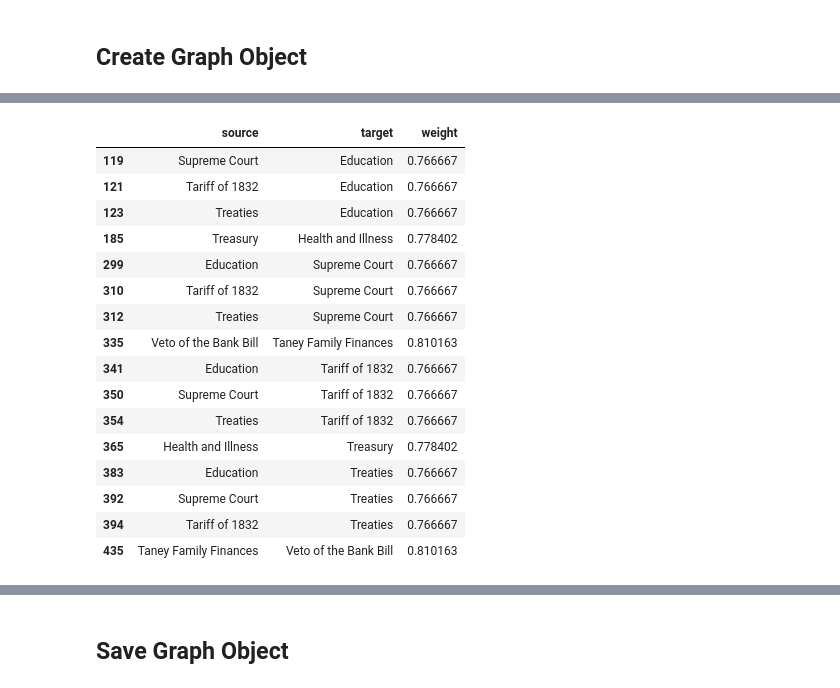
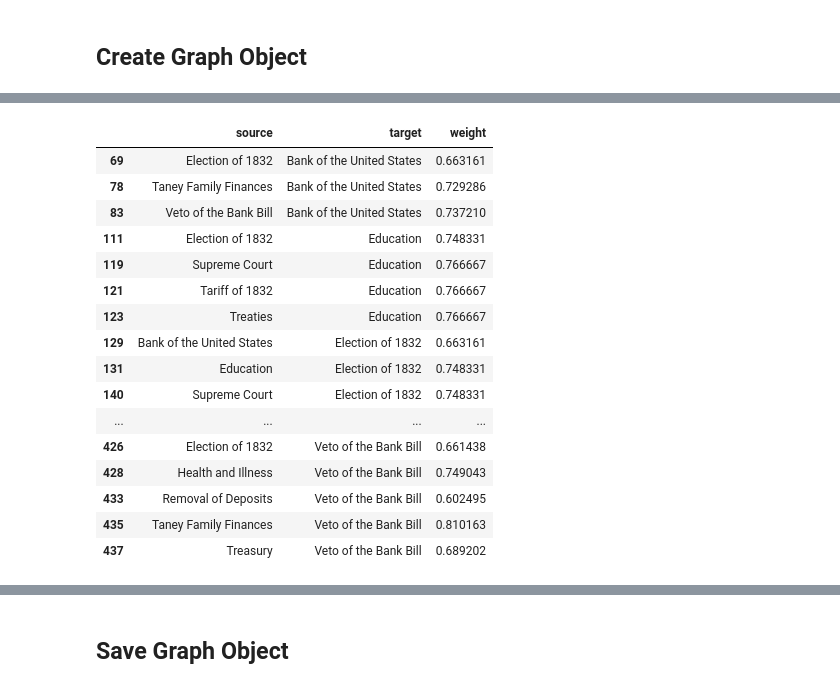
Before and after one commit to NEU-DSG/dsg-mhs, a Jupyter notebook: Jupyter_Notebooks/Subjects/Taney_Subject.ipynb, the cells around one changed output, grey strips where cells are left out. Cells and saved outputs as stored; diff of their text form; code cells hidden in the pictures.

```diff
--- a/Jupyter_Notebooks/Subjects/Taney_Subject.ipynb
+++ b/Jupyter_Notebooks/Subjects/Taney_Subject.ipynb
@@ -189,7 +189,8 @@ Wall time: 15.8 ms
 adj['source'] = adj.index
 
 df = pd.melt(adj, id_vars = ['source'], var_name = 'target', value_name = 'weight') \
-    .query('(source != target) & (weight > 0.75)')
+    .query('(source != target) & (weight > 0.55)') \
+    .query('source != "source"')
 
 df
 # %% [output]
@@ -198,17 +199,17 @@ Wall time: 7.37 ms
 |  | source | target | weight |
+| 69 | Election of 1832 | Bank of the United States | 0.663161 |
+| 78 | Taney Family Finances | Bank of the United States | 0.729286 |
+| 83 | Veto of the Bank Bill | Bank of the United States | 0.737210 |
+| 111 | Election of 1832 | Education | 0.748331 |
 | 119 | Supreme Court | Education | 0.766667 |
 | 121 | Tariff of 1832 | Education | 0.766667 |
 | 123 | Treaties | Education | 0.766667 |
-| 185 | Treasury | Health and Illness | 0.778402 |
-| 299 | Education | Supreme Court | 0.766667 |
-| 310 | Tariff of 1832 | Supreme Court | 0.766667 |
-| 312 | Treaties | Supreme Court | 0.766667 |
-| 335 | Veto of the Bank Bill | Taney Family Finances | 0.810163 |
-| 341 | Education | Tariff of 1832 | 0.766667 |
-| 350 | Supreme Court | Tariff of 1832 | 0.766667 |
-| 354 | Treaties | Tariff of 1832 | 0.766667 |
-| 365 | Health and Illness | Treasury | 0.778402 |
-| 383 | Education | Treaties | 0.766667 |
-| 392 | Supreme Court | Treaties | 0.766667 |
-| 394 | Tariff of 1832 | Treaties | 0.766667 |
+| 129 | Bank of the United States | Election of 1832 | 0.663161 |
+| 131 | Education | Election of 1832 | 0.748331 |
+| 140 | Supreme Court | Election of 1832 | 0.748331 |
+| ... | ... | ... | ... |
+| 426 | Election of 1832 | Veto of the Bank Bill | 0.661438 |
+| 428 | Health and Illness | Veto of the Bank Bill | 0.749043 |
+| 433 | Removal of Deposits | Veto of the Bank Bill | 0.602495 |
 | 435 | Taney Family Finances | Veto of the Bank Bill | 0.810163 |
+| 437 | Treasury | Veto of the Bank Bill | 0.689202 |
```
Also changed, not shown: parts of 9 cells of this notebook, 51 other files.
